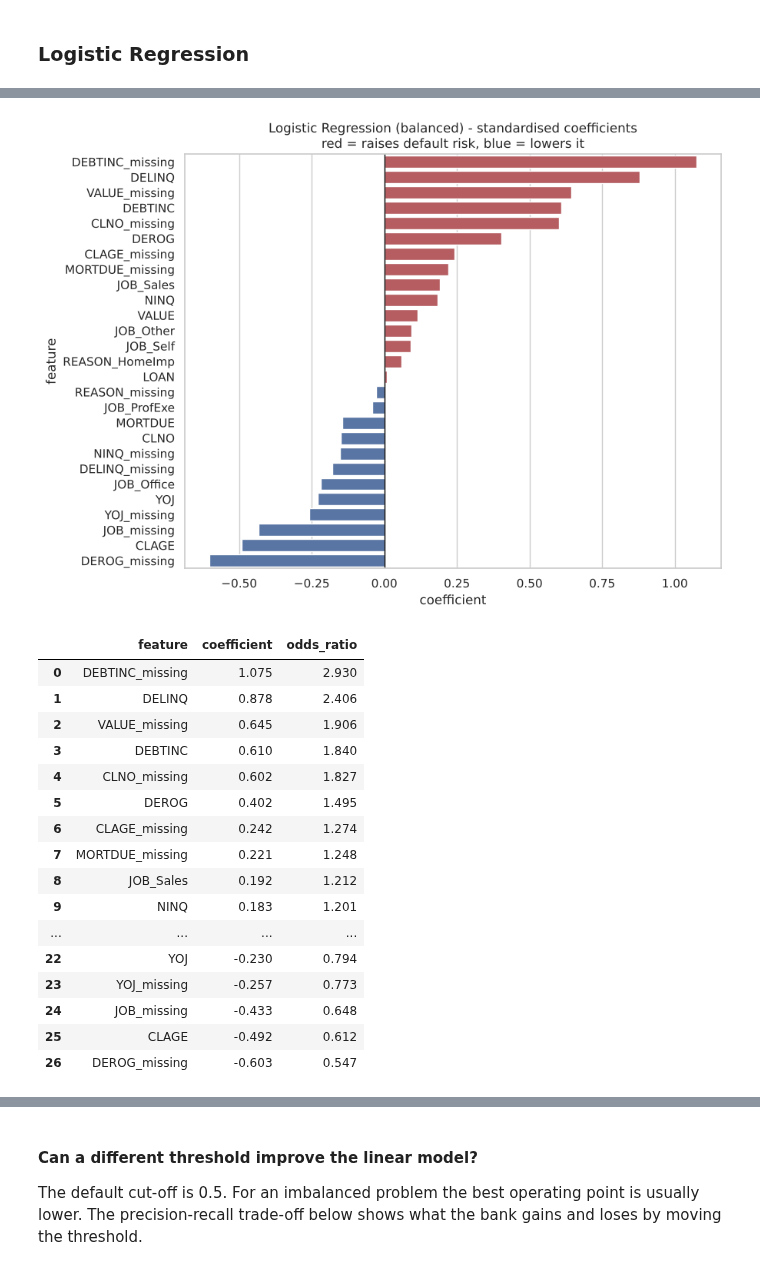
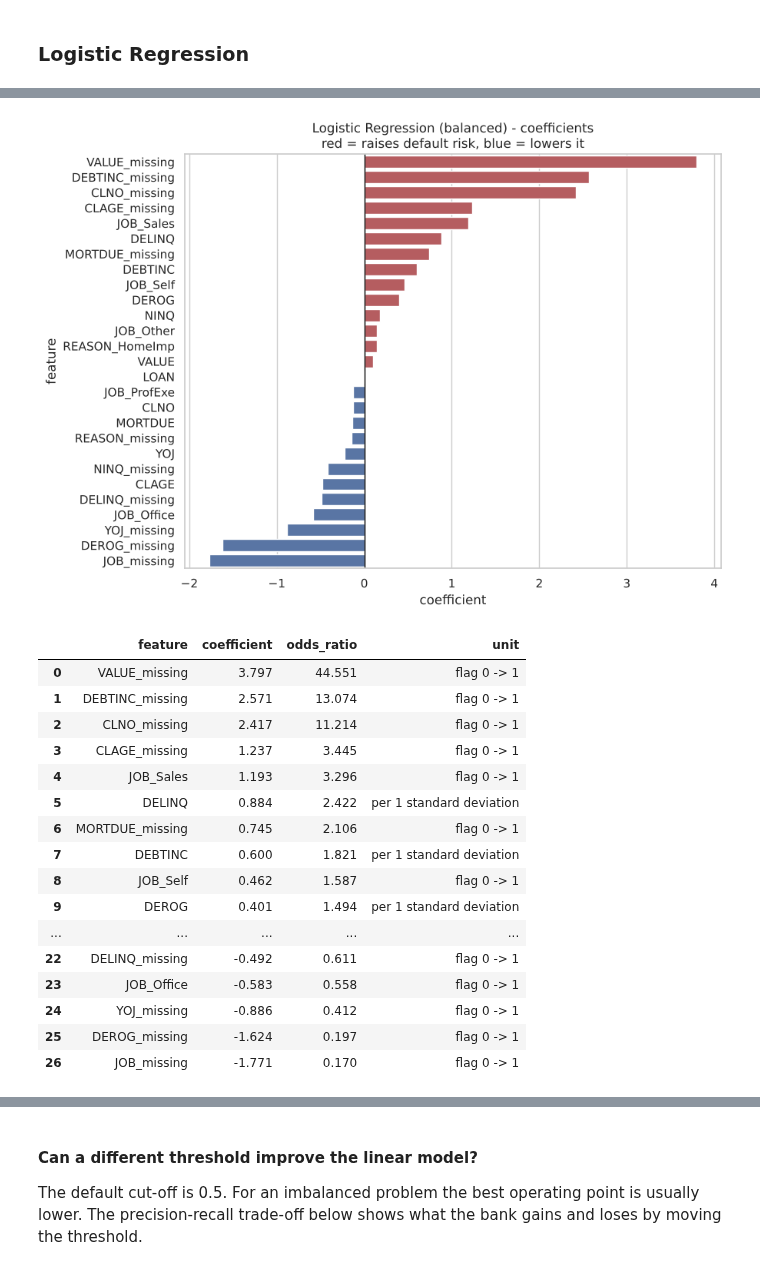
Before and after one commit to shubham1891/Personal-code, a Jupyter notebook: notebooks/Loan_Default_Prediction_Capstone.ipynb, the cells around one changed output, grey strips where cells are left out. Drawn from its saved outputs; the diff is of its cells as text; code cells hidden in the pictures.

```diff
--- a/notebooks/Loan_Default_Prediction_Capstone.ipynb
+++ b/notebooks/Loan_Default_Prediction_Capstone.ipynb
@@ -919,18 +957,17 @@ def prepare_xy(df):
 
 # Linear-model version (outliers capped)
 X_lr, y_lr = prepare_xy(df_lr)
-X_train_lr, X_test_lr, y_train_lr, y_test_lr = train_test_split(
-    X_lr, y_lr, test_size=0.30, random_state=RANDOM_STATE, stratify=y_lr)
+X_train_lr, X_test_lr = X_lr.loc[train_idx], X_lr.loc[test_idx]
+y_train_lr, y_test_lr = y_lr.loc[train_idx], y_lr.loc[test_idx]
 
 # Tree-model version (outliers untouched)
 X, y = prepare_xy(data)
-X_train, X_test, y_train, y_test = train_test_split(
-    X, y, test_size=0.30, random_state=RANDOM_STATE, stratify=y)
+X_train, X_test = X.loc[train_idx], X.loc[test_idx]
+y_train, y_test = y.loc[train_idx], y.loc[test_idx]
 
 print("Feature columns:", list(X.columns))
 print(f"\nTrain shape: {X_train.shape}, Test shape: {X_test.shape}")
-print(f"Default rate - train: {y_train.mean():.3f}, test: {y_test.mean():.3f}")
-assert (X_train_lr.index == X_train.index).all(), "both splits must contain the same applicants"
+assert (y_train_lr == y_train).all(), "both data versions must share the same split"
 # %% [output]
 Feature columns: ['LOAN', 'MORTDUE', 'VALUE', 'YOJ', 'DEROG', 'DELINQ', 'CLAGE', 'NINQ', 'CLNO', 'DEBTINC', 'MORTDUE_missing', 'VALUE_missing', 'REASON_missing', 'JOB_missing', 'YOJ_missing', 'DEROG_m ...
 
@@ -944,3 +975,12 @@ X_test_lr_s = pd.DataFrame(scaler.transform(X_test_lr), columns=X_test_lr.column
+# %%
+# Scale the continuous inputs for the linear model (fit on train only); flags and dummies stay 0/1
+scaler = StandardScaler().fit(X_train_lr[num_cols])
+X_train_lr_s, X_test_lr_s = X_train_lr.copy(), X_test_lr.copy()
+X_train_lr_s[num_cols] = scaler.transform(X_train_lr[num_cols])
+X_test_lr_s[num_cols] = scaler.transform(X_test_lr[num_cols])
+
+cv5 = StratifiedKFold(n_splits=5, shuffle=True, random_state=RANDOM_STATE)
+cv3 = StratifiedKFold(n_splits=3, shuffle=True, random_state=RANDOM_STATE)
 # %% [markdown]
 ### Logistic Regression
 # %% [markdown]
@@ -951,6 +992,6 @@ Logistic regression is the **linear benchmark**: it models the log-odds of defau
 # %%
 # 1. Plain logistic regression
-lr_plain = LogisticRegression(max_iter=2000, random_state=RANDOM_STATE)
+lr_plain = LogisticRegression(max_iter=3000, random_state=RANDOM_STATE)
 lr_plain.fit(X_train_lr_s, y_train_lr)
 
 print("Train performance - Logistic Regression (plain)")
@@ -980,13 +1021,17 @@ Test performance - Logistic Regression (plain)
 weighted avg      0.874     0.880     0.873      1788
 [figure]
 # %%
-# 2. Logistic regression with balanced class weights
-lr_bal = LogisticRegression(max_iter=2000, class_weight="balanced", random_state=RANDOM_STATE)
-lr_bal.fit(X_train_lr_s, y_train_lr)
+# 2. Logistic regression with balanced class weights, 3. with the regularisation strength tuned by grid search
+lr_search = GridSearchCV(LogisticRegression(max_iter=3000, class_weight="balanced", random_state=RANDOM_STATE),
+                         {"C": [0.01, 0.1, 1, 10]}, scoring="recall", cv=cv5, n_jobs=-1)
+lr_search.fit(X_train_lr_s, y_train_lr)
+print("Best C:", lr_search.best_params_, f"| best CV recall: {lr_search.best_score_:.3f}")
+print(pd.DataFrame(lr_search.cv_results_)[["param_C", "mean_test_score"]].rename(columns={"mean_test_score": "CV recall"}).round(3).to_string(index=False))
+lr_bal = lr_search.best_estimator_
 
-print("Train performance - Logistic Regression (balanced)")
+print("\nTrain performance - Logistic Regression (balanced, tuned C)")
 metrics_score(y_train_lr, lr_bal.predict(X_train_lr_s), title="LR balanced - train")
-print("Test performance - Logistic Regression (balanced)")
+print("Test performance - Logistic Regression (balanced, tuned C)")
 metrics_score(y_test_lr, lr_bal.predict(X_test_lr_s), title="LR balanced - test")
 results.append(model_scores(lr_bal, X_train_lr_s, y_train_lr, X_test_lr_s, y_test_lr, "Logistic Regression (balanced)"))
 # %% [output]
@@ -1018,37 +1071,39 @@ weighted avg      0.879     0.859     0.865      1788
 - ROC-AUC of about 0.91 shows the model ranks applicants well even though a fixed 0.5 cut-off is not ideal.
 # %%
-# Coefficients and odds ratios of the balanced logistic regression (inputs are standardised,
-# so coefficients are comparable: effect of a one-standard-deviation increase on the log-odds of default)
+# Coefficients and odds ratios of the balanced logistic regression.
+# Continuous inputs are standardised, so their coefficients are per one standard deviation;
+# flags and dummies are 0/1, so their coefficients are the effect of the flag switching on.
 coef = pd.DataFrame({"feature": X_train_lr_s.columns, "coefficient": lr_bal.coef_[0]})
 coef["odds_ratio"] = np.exp(coef["coefficient"])
+coef["unit"] = ["per 1 standard deviation" if f in num_cols else "flag 0 -> 1" for f in coef["feature"]]
 coef = coef.sort_values("coefficient", ascending=False).reset_index(drop=True)
 
 plt.figure(figsize=(9, 7))
 colors = ["#C44E52" if c > 0 else "#4C72B0" for c in coef["coefficient"]]
 sns.barplot(data=coef, x="coefficient", y="feature", palette=colors)
 plt.axvline(0, color="black", linewidth=1)
-plt.title("Logistic Regression (balanced) - standardised coefficients\nred = raises default risk, blue = lowers it")
+plt.title("Logistic Regression (balanced) - coefficients\nred = raises default risk, blue = lowers it")
 plt.show()
 coef
 # %% [output]
-[figure, old version]
+[figure, new version]
-|  | feature | coefficient | odds_ratio |
-| 0 | DEBTINC_missing | 1.075 | 2.930 |
-| 1 | DELINQ | 0.878 | 2.406 |
-| 2 | VALUE_missing | 0.645 | 1.906 |
-| 3 | DEBTINC | 0.610 | 1.840 |
-| 4 | CLNO_missing | 0.602 | 1.827 |
-| 5 | DEROG | 0.402 | 1.495 |
-| 6 | CLAGE_missing | 0.242 | 1.274 |
-| 7 | MORTDUE_missing | 0.221 | 1.248 |
-| 8 | JOB_Sales | 0.192 | 1.212 |
-| 9 | NINQ | 0.183 | 1.201 |
-| ... | ... | ... | ... |
-| 22 | YOJ | -0.230 | 0.794 |
-| 23 | YOJ_missing | -0.257 | 0.773 |
-| 24 | JOB_missing | -0.433 | 0.648 |
-| 25 | CLAGE | -0.492 | 0.612 |
-| 26 | DEROG_missing | -0.603 | 0.547 |
+|  | feature | coefficient | odds_ratio | unit |
+| 0 | VALUE_missing | 3.797 | 44.551 | flag 0 -> 1 |
+| 1 | DEBTINC_missing | 2.571 | 13.074 | flag 0 -> 1 |
+| 2 | CLNO_missing | 2.417 | 11.214 | flag 0 -> 1 |
+| 3 | CLAGE_missing | 1.237 | 3.445 | flag 0 -> 1 |
+| 4 | JOB_Sales | 1.193 | 3.296 | flag 0 -> 1 |
+| 5 | DELINQ | 0.884 | 2.422 | per 1 standard deviation |
+| 6 | MORTDUE_missing | 0.745 | 2.106 | flag 0 -> 1 |
+| 7 | DEBTINC | 0.600 | 1.821 | per 1 standard deviation |
+| 8 | JOB_Self | 0.462 | 1.587 | flag 0 -> 1 |
+| 9 | DEROG | 0.401 | 1.494 | per 1 standard deviation |
+| ... | ... | ... | ... | ... |
+| 22 | DELINQ_missing | -0.492 | 0.611 | flag 0 -> 1 |
+| 23 | JOB_Office | -0.583 | 0.558 | flag 0 -> 1 |
+| 24 | YOJ_missing | -0.886 | 0.412 | flag 0 -> 1 |
+| 25 | DEROG_missing | -1.624 | 0.197 | flag 0 -> 1 |
+| 26 | JOB_missing | -1.771 | 0.170 | flag 0 -> 1 |
 # %% [markdown]
 **Insights - what the linear model says drives default:**
 
```
Also changed, not shown: parts of 82 cells of this notebook, 20 other files.
